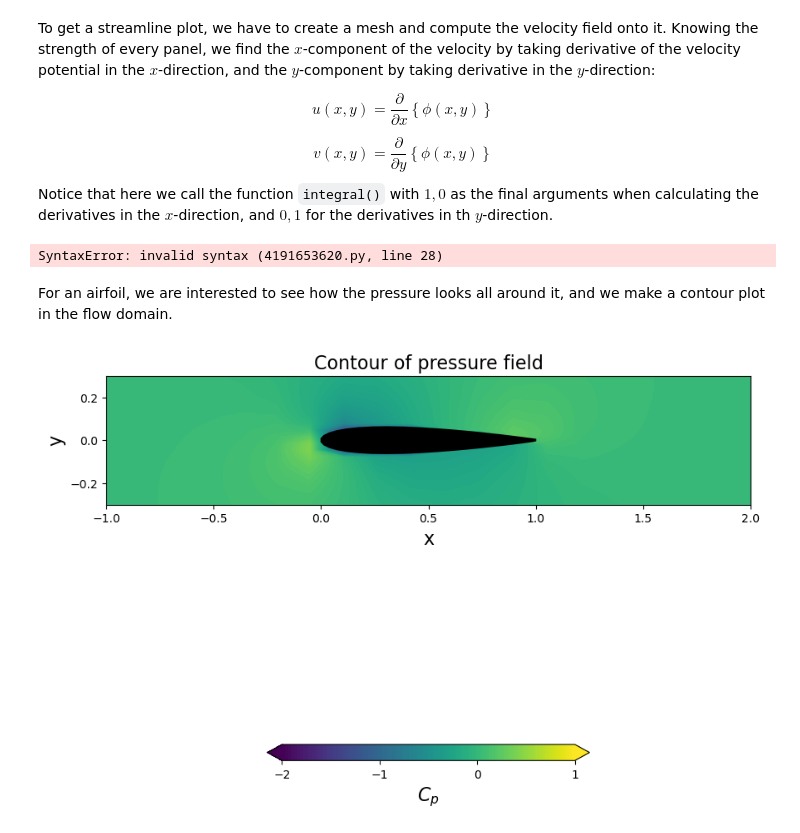
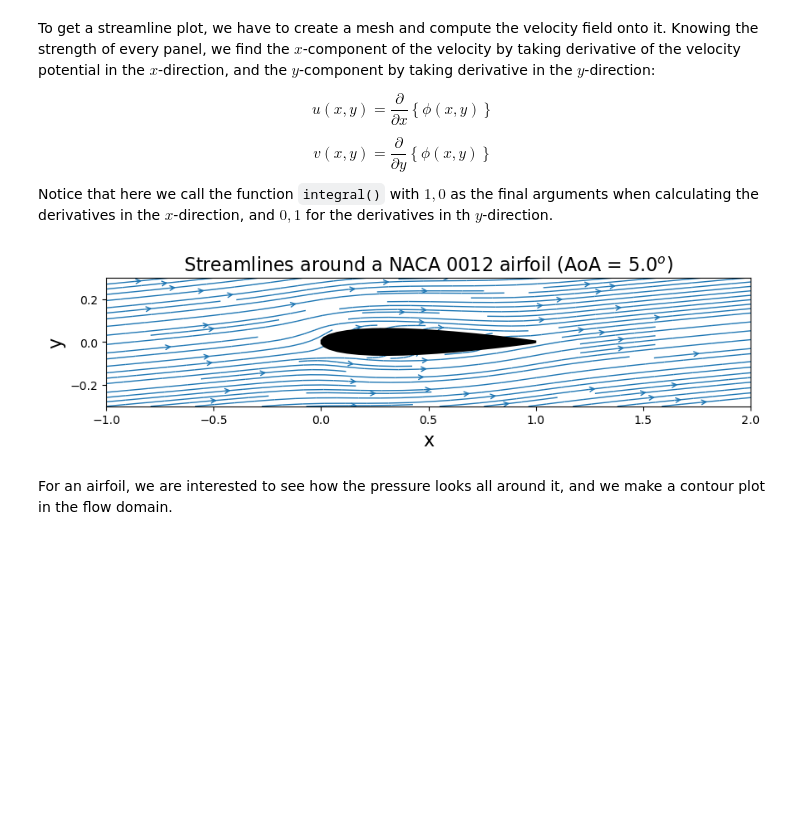
Before and after one commit to pentadont/Project_Math, a Jupyter notebook: Math_project/MathProject.ipynb, the cells around one changed output. Drawn from its saved outputs; the diff is of its cells as text; code cells hidden in the pictures; blank space fills up the shorter version.

```diff
--- a/Math_project/MathProject.ipynb
+++ b/Math_project/MathProject.ipynb
@@ -593,13 +591,13 @@ def build_freestream_rhs(panels, freestream):
     b: 1D Numpy array of floats
         Freestream contribution on each panel and on the Kutta condition.
     """
-    b = np.empty(panels.size + 1, dtype=float)
+    b = numpy.empty(panels.size + 1, dtype=float)
     # freestream contribution on each panel
     for i, panel in enumerate(panels):
-        b[i] = -freestream.u_inf * np.cos(freestream.alpha - panel.beta)
+        b[i] = -freestream.u_inf * numpy.cos(freestream.alpha - panel.beta)
     # freestream contribution on the Kutta condition
-    b[-1] = -freestream.u_inf * (np.sin(freestream.alpha - panels[0].beta) +
-                                 np.sin(freestream.alpha - panels[-1].beta) )
+    b[-1] = -freestream.u_inf * (numpy.sin(freestream.alpha - panels[0].beta) +
+                                 numpy.sin(freestream.alpha - panels[-1].beta) )
     return b
 # %%
 A = build_singularity_matrix(A_source, B_vortex)
@@ -608,7 +606,7 @@ b = build_freestream_rhs(panels, freestream)
 To solve the linear system will use the Scipy function linalg.solve. Then we store the results in the attribute sigma of each Panel object. We also create a variable gamma to store the value of the constant vortex strength.
 # %%
 # solve for singularity strengths
-strengths = np.linalg.solve(A, b)
+strengths = numpy.linalg.solve(A, b)
 
 # store source strength on each panel
 for i , panel in enumerate(panels):
@@ -807,10 +804,10 @@ def get_velocity_field(panels, freestream, X, Y):
         y-component of the velocity vector field.
     """
     # freestream contribution
-    u = freestream.u_inf * math.cos(freestream.alpha) * np.ones_like(X, dtype=float)
-    v = freestream.u_inf * math.sin(freestream.alpha) * np.ones_like(X, dtype=float)
+    u = freestream.u_inf * math.cos(freestream.alpha) * numpy.ones_like(X, dtype=float)
+    v = freestream.u_inf * math.sin(freestream.alpha) * numpy.ones_like(X, dtype=float)
     # add the contribution from each source (superposition powers!!!)
-    vec_intregral = np.vectorize(integral)
+    vec_intregral = numpy.vectorize(integral)
     for panel in panels:
         u += panel.sigma / (2.0 * math.pi) * vec_intregral(X, Y, panel, 1.0, 0.0)
         v += panel.sigma / (2.0 * math.pi) * vec_intregral(X, Y, panel, 0.0, 1.0)
@@ -821,73 +818,28 @@ def get_velocity_field(panels, freestream, X, Y):
 nx, ny = 20, 20  # number of points in the x and y directions
 x_start, x_end = -1.0, 2.0
 y_start, y_end = -0.3, 0.3
-X, Y = np.meshgrid(np.linspace(x_start, x_end, nx),
-                      np.linspace(y_start, y_end, ny))
+X, Y = numpy.meshgrid(numpy.linspace(x_start, x_end, nx),
+                      numpy.linspace(y_start, y_end, ny))
 
 # compute the velocity field on the mesh grid
 u, v = get_velocity_field(panels, freestream, X, Y)
 # %%
 # plot the velocity field
 width = 10
 plt.figure(figsize=(width, width))
 plt.xlabel('x', fontsize=16)
 plt.ylabel('y', fontsize=16)
-# plt.streamplot(X, Y, u, v,
-#                   density=1, linewidth=1, arrowsize=1, arrowstyle='->')
-plt.contourf(X, Y, cp,
-                        levels=np.linspace(-2.0, 0.8, 30), extend='both')
-
-#plt.quiver(X, Y, u, v, angles='uv', scale_units='xy', scale=40, color = "b")
-plt.quiver(X, Y, u, v, angles='uv', scale=.6,
-                       arrow_scale=.5,
-                       name='quiver',
-                       line_width=2, line_color='black'
-
-# contf = plt.contourf(X, Y, cp,
-#                         levels=np.linspace(-1.5, 1.0, 100), extend='both')
-# cbar = plt.colorbar(contf,
-#                        orientation='horizontal',
-#                        shrink=0.5, pad = 0.1,
-#                        ticks=[-2.0, -1.0, 0.0, 1.0])
-# cbar.set_label('$C_p$', fontsize=16)
-
-
-
-
+plt.streamplot(X, Y, u, v,
+                  density=1, linewidth=1, arrowsize=1, arrowstyle='->')
 plt.fill([panel.xc for panel in panels],
             [panel.yc for panel in panels],
             color='k', linestyle='solid', linewidth=2, zorder=2)
 plt.axis('scaled')
 plt.xlim(x_start, x_end)
 plt.ylim(y_start, y_end)
 plt.title('Streamlines around a NACA 0012 airfoil (AoA = ${}^o$)'.format(np.rad2deg(freestream.alpha)),
              fontsize=16);
 # %% [output]
-SyntaxError: invalid syntax (4191653620.py, line 28)
+[figure, added]
 # %% [markdown]
  For an airfoil, we are interested to see how the pressure looks all around it, and we make a contour plot in the flow domain.
-# %%
-# compute the pressure field
-cp = 1.0 - (u**2 + v**2) / freestream.u_inf**2
-
-# plot the pressure field
-width = 10
-plt.figure(figsize=(width, width))
-plt.xlabel('x', fontsize=16)
-plt.ylabel('y', fontsize=16)
-contf = plt.contourf(X, Y, cp,
-                        levels=np.linspace(-2.0, 1.0, 100), extend='both')
-cbar = plt.colorbar(contf,
-                       orientation='horizontal',
-                       shrink=0.5, pad = 0.1,
-                       ticks=[-2.0, -1.0, 0.0, 1.0])
-cbar.set_label('$C_p$', fontsize=16)
-plt.fill([panel.xc for panel in panels],
-            [panel.yc for panel in panels],
-            color='k', linestyle='solid', linewidth=2, zorder=2)
-plt.axis('scaled')
-plt.xlim(x_start, x_end)
-plt.ylim(y_start, y_end)
-plt.title('Contour of pressure field', fontsize=16);
-# %% [output]
-[figure, removed]
```
Also changed, not shown: parts of 21 cells of this notebook, 11 other files.
